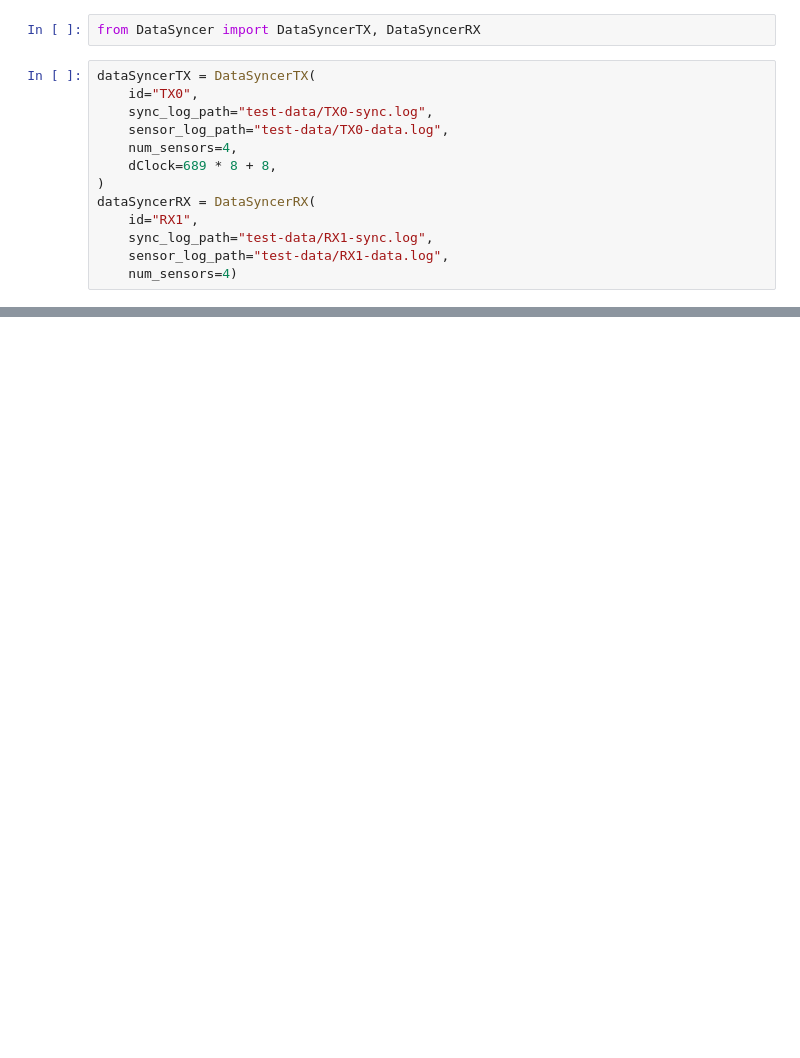
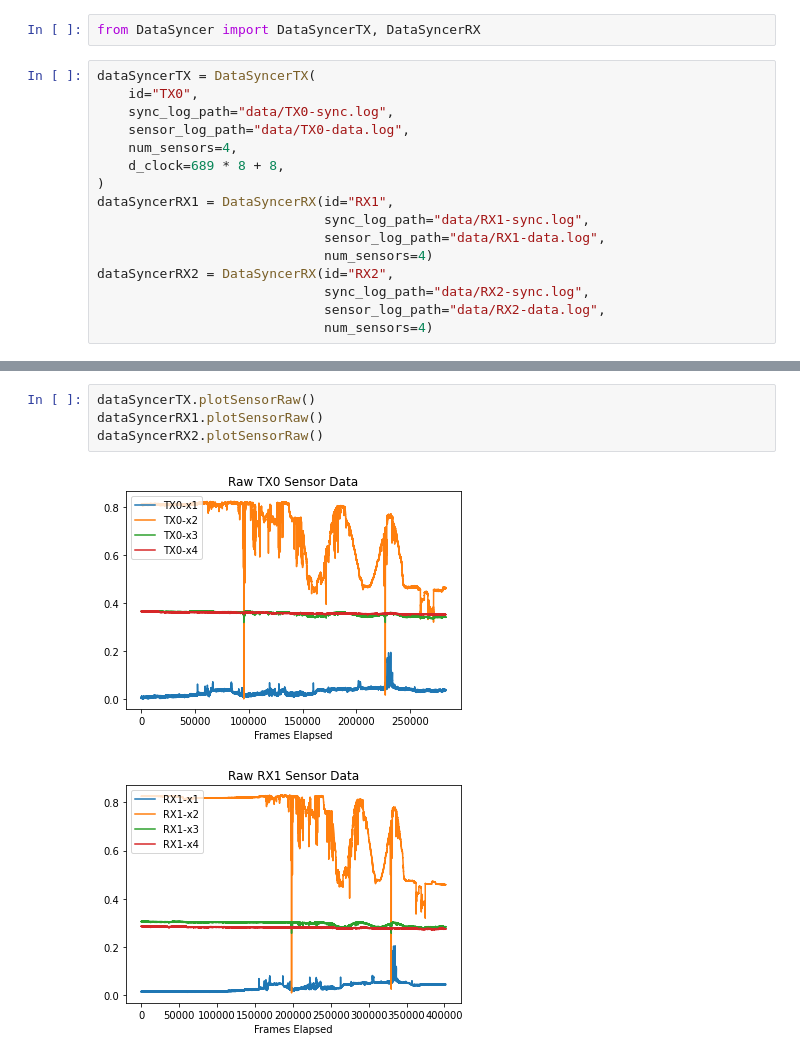
Before and after one commit to pelinski/bela-data-syncer, a Jupyter notebook: DataSyncer/example.ipynb, the cells around one changed output, grey strips where cells are left out. Cells and saved outputs as stored; diff of their text form; blank space fills up the shorter version.

```diff
--- a/DataSyncer/example.ipynb
+++ b/DataSyncer/example.ipynb
@@ -3,14 +3,17 @@ from DataSyncer import DataSyncerTX, DataSyncerRX
 # %%
 dataSyncerTX = DataSyncerTX(
     id="TX0",
-    sync_log_path="test-data/TX0-sync.log",
-    sensor_log_path="test-data/TX0-data.log",
+    sync_log_path="data/TX0-sync.log",
+    sensor_log_path="data/TX0-data.log",
     num_sensors=4,
-    dClock=689 * 8 + 8,
+    d_clock=689 * 8 + 8,
 )
-dataSyncerRX = DataSyncerRX(
-    id="RX1",
-    sync_log_path="test-data/RX1-sync.log",
-    sensor_log_path="test-data/RX1-data.log",
-    num_sensors=4)
+dataSyncerRX1 = DataSyncerRX(id="RX1",
+                             sync_log_path="data/RX1-sync.log",
+                             sensor_log_path="data/RX1-data.log",
+                             num_sensors=4)
+dataSyncerRX2 = DataSyncerRX(id="RX2",
+                             sync_log_path="data/RX2-sync.log",
+                             sensor_log_path="data/RX2-data.log",
+                             num_sensors=4)
 # %% [output]
@@ -214,0 +42,7 @@ plt.show()
+# %%
+dataSyncerTX.plotSensorRaw()
+dataSyncerRX1.plotSensorRaw()
+dataSyncerRX2.plotSensorRaw()
+# %% [output]
+[figure, added]
+[figure, added]
```
Also changed, not shown: parts of 15 cells of this notebook, 3 other files.
